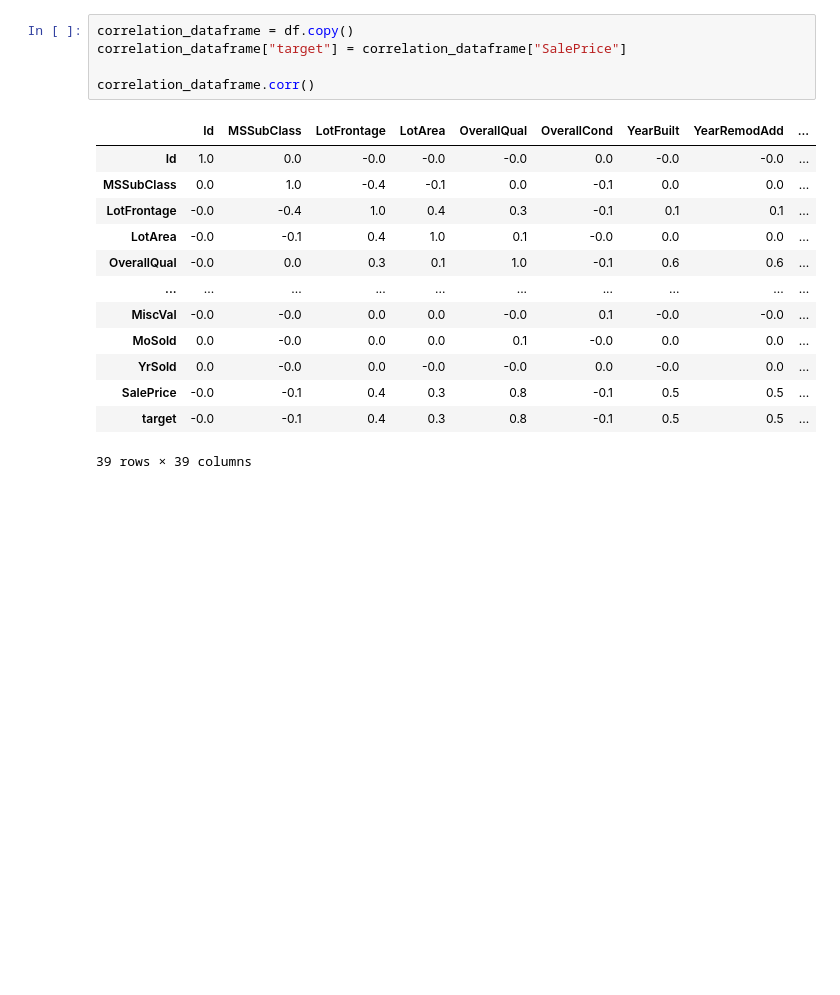
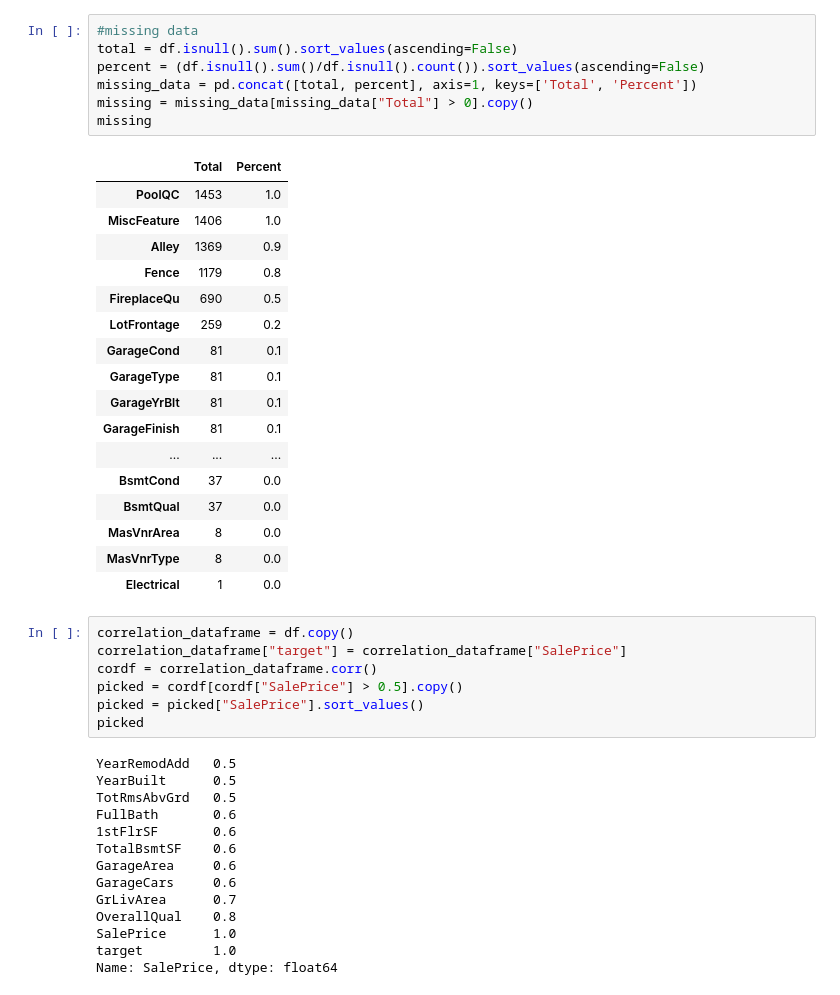
Before and after one commit to rdmcolorz/tensorFlowPiscine, a Jupyter notebook: Housing Market/HousePriceML.ipynb, the cells around one changed output. Drawn from its saved outputs; the diff is of its cells as text; blank space fills up the shorter version.

```diff
--- a/Housing Market/HousePriceML.ipynb
+++ b/Housing Market/HousePriceML.ipynb
@@ -52,19 +31,46 @@ df.describe()
+# %%
+#missing data
+total = df.isnull().sum().sort_values(ascending=False)
+percent = (df.isnull().sum()/df.isnull().count()).sort_values(ascending=False)
+missing_data = pd.concat([total, percent], axis=1, keys=['Total', 'Percent'])
+missing = missing_data[missing_data["Total"] > 0].copy()
+missing
+# %% [output]
+|  | Total | Percent |
+| PoolQC | 1453 | 1.0 |
+| MiscFeature | 1406 | 1.0 |
+| Alley | 1369 | 0.9 |
+| Fence | 1179 | 0.8 |
+| FireplaceQu | 690 | 0.5 |
+| LotFrontage | 259 | 0.2 |
+| GarageCond | 81 | 0.1 |
+| GarageType | 81 | 0.1 |
+| GarageYrBlt | 81 | 0.1 |
+| GarageFinish | 81 | 0.1 |
+| ... | ... | ... |
+| BsmtCond | 37 | 0.0 |
+| BsmtQual | 37 | 0.0 |
+| MasVnrArea | 8 | 0.0 |
+| MasVnrType | 8 | 0.0 |
+| Electrical | 1 | 0.0 |
 # %%
 correlation_dataframe = df.copy()
 correlation_dataframe["target"] = correlation_dataframe["SalePrice"]
-
-correlation_dataframe.corr()
+cordf = correlation_dataframe.corr()
+picked = cordf[cordf["SalePrice"] > 0.5].copy()
+picked = picked["SalePrice"].sort_values()
+picked
 # %% [output]
-|  | Id | MSSubClass | LotFrontage | LotArea | OverallQual | OverallCond | YearBuilt | YearRemodAdd | ... |
-| Id | 1.0 | 0.0 | -0.0 | -0.0 | -0.0 | 0.0 | -0.0 | -0.0 | ... |
-| MSSubClass | 0.0 | 1.0 | -0.4 | -0.1 | 0.0 | -0.1 | 0.0 | 0.0 | ... |
-| LotFrontage | -0.0 | -0.4 | 1.0 | 0.4 | 0.3 | -0.1 | 0.1 | 0.1 | ... |
-| LotArea | -0.0 | -0.1 | 0.4 | 1.0 | 0.1 | -0.0 | 0.0 | 0.0 | ... |
-| OverallQual | -0.0 | 0.0 | 0.3 | 0.1 | 1.0 | -0.1 | 0.6 | 0.6 | ... |
-| ... | ... | ... | ... | ... | ... | ... | ... | ... | ... |
-| MiscVal | -0.0 | -0.0 | 0.0 | 0.0 | -0.0 | 0.1 | -0.0 | -0.0 | ... |
-| MoSold | 0.0 | -0.0 | 0.0 | 0.0 | 0.1 | -0.0 | 0.0 | 0.0 | ... |
-| YrSold | 0.0 | -0.0 | 0.0 | -0.0 | -0.0 | 0.0 | -0.0 | 0.0 | ... |
-| SalePrice | -0.0 | -0.1 | 0.4 | 0.3 | 0.8 | -0.1 | 0.5 | 0.5 | ... |
-| target | -0.0 | -0.1 | 0.4 | 0.3 | 0.8 | -0.1 | 0.5 | 0.5 | ... |
-39 rows × 39 columns
+YearRemodAdd   0.5
+YearBuilt      0.5
+TotRmsAbvGrd   0.5
+FullBath       0.6
+1stFlrSF       0.6
+TotalBsmtSF    0.6
+GarageArea     0.6
+GarageCars     0.6
+GrLivArea      0.7
+OverallQual    0.8
+SalePrice      1.0
+target         1.0
+Name: SalePrice, dtype: float64
```
Also changed, not shown: parts of 20 cells of this notebook, 4 other files.
